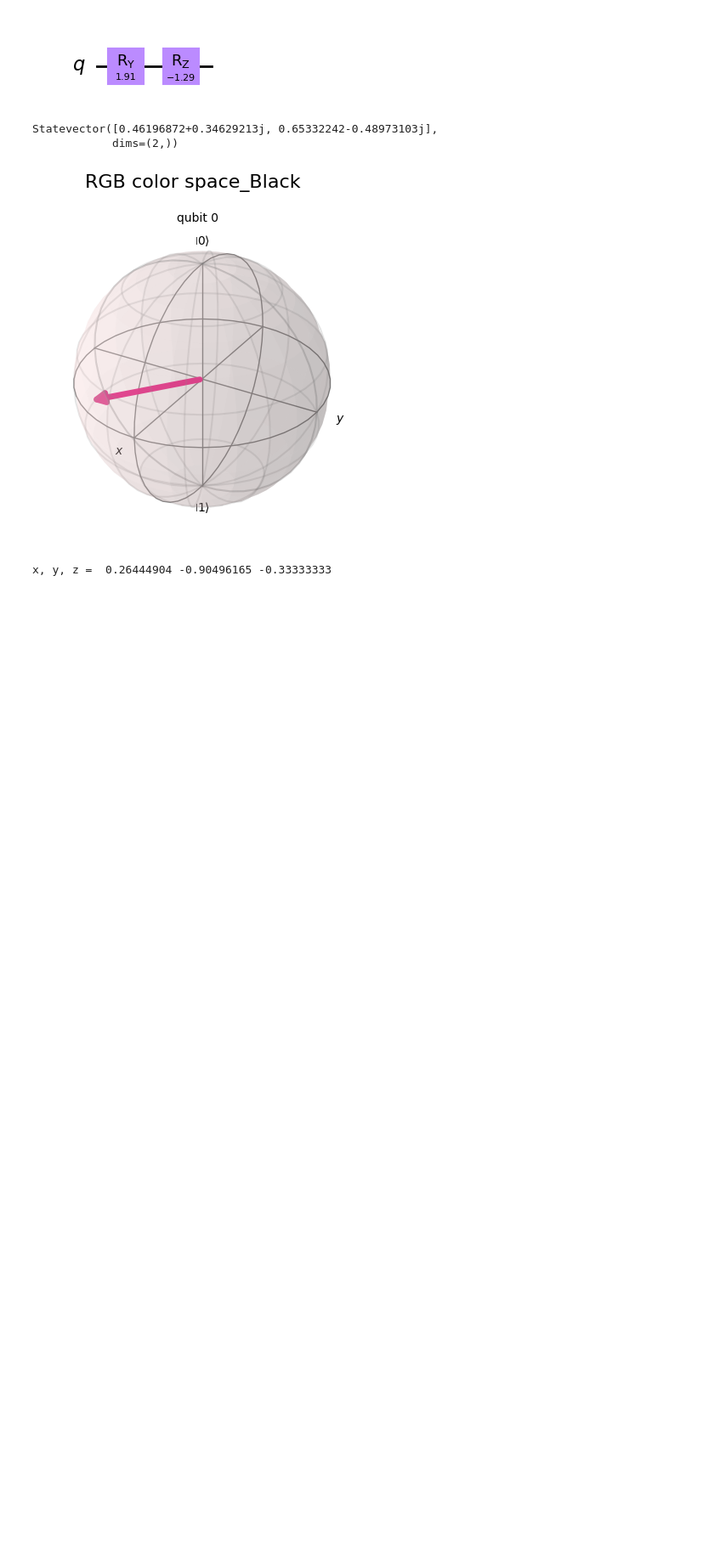
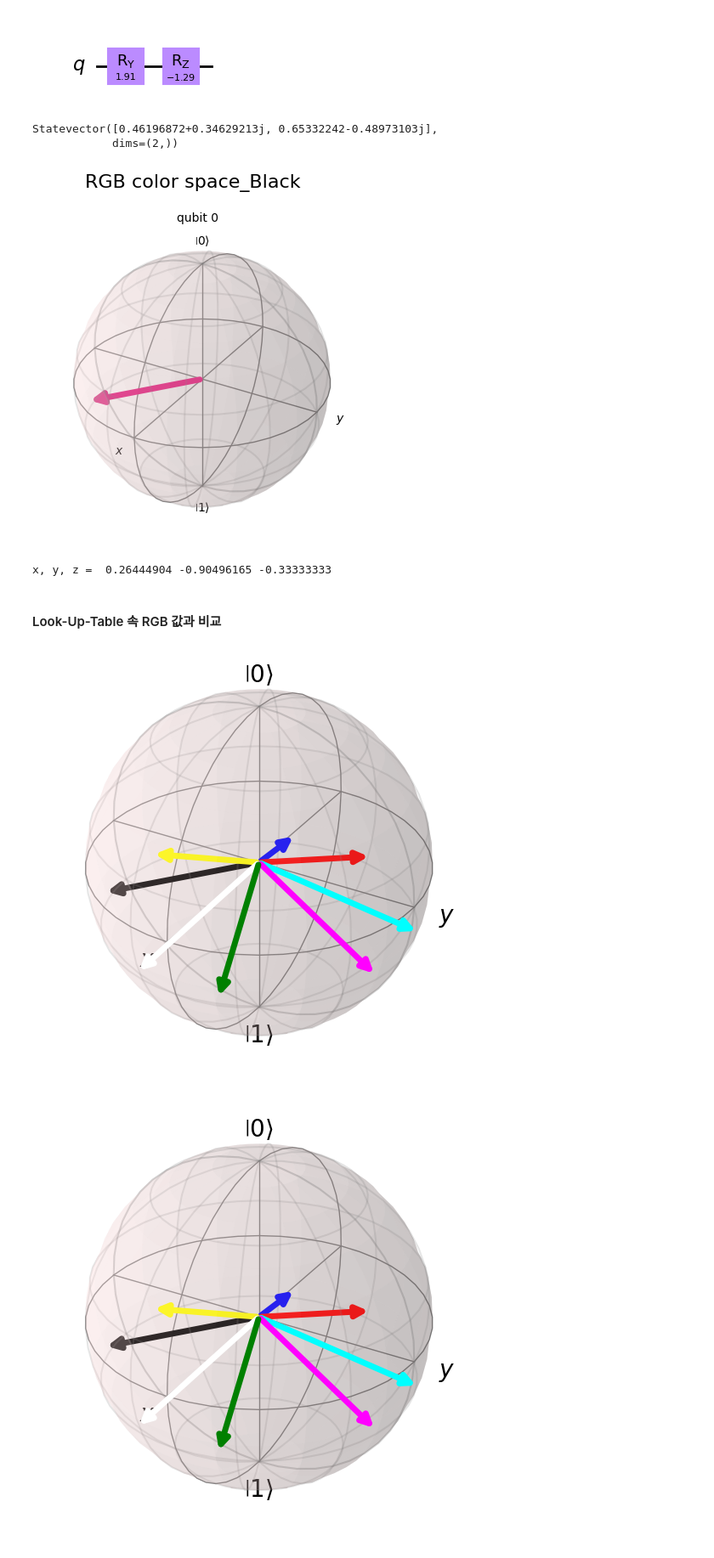
Before and after one commit to ksm999/Stereo, a Jupyter notebook: Color_mapping.ipynb, the cells around one changed output. Shown at 85% size. Drawn from its saved outputs; the diff is of its cells as text; code cells hidden in the pictures; blank space fills up the shorter version.

Commit message:
Color Space Done

```diff
--- a/Color_mapping.ipynb
+++ b/Color_mapping.ipynb
@@ -485,3 +485,17 @@ x = round(np.sin(theta)*np.cos(phi),8)
 print("x, y, z = ", x,y,z)
 # %% [output]
 x, y, z =  0.26444904 -0.90496165 -0.33333333
+# %% [markdown]
+#### Look-Up-Table 속 RGB 값과 비교
+# %%
+main_color = [np.array([ 0.26444904, -0.90496165, -0.33333333]),np.array( [-0.90496165, -0.26444904, -0.33333333]),np.array([ 0.90496165,  0.26444904, -0.33333333]),np.array([-0.26444904,  0.90496165, -0.33333333]),
+              np.array([-0.90496165,  0.26444904, -0.33333333]),np.array([ 0.26444904,  0.90496165, -0.33333333]),np.array([-0.26444904, -0.90496165, -0.33333333]),np.array([ 0.90496165, -0.26444904, -0.33333333])]
+# %%
+LUT_bloch = Bloch()
+LUT_bloch.vector_color = ['black','blue','green','cyan','red','magenta','yellow','white']
+LUT_bloch.add_vectors(main_color)
+LUT_bloch.render()
+LUT_bloch.fig
+# %% [output]
+[figure, added]
+[figure, added]
```
